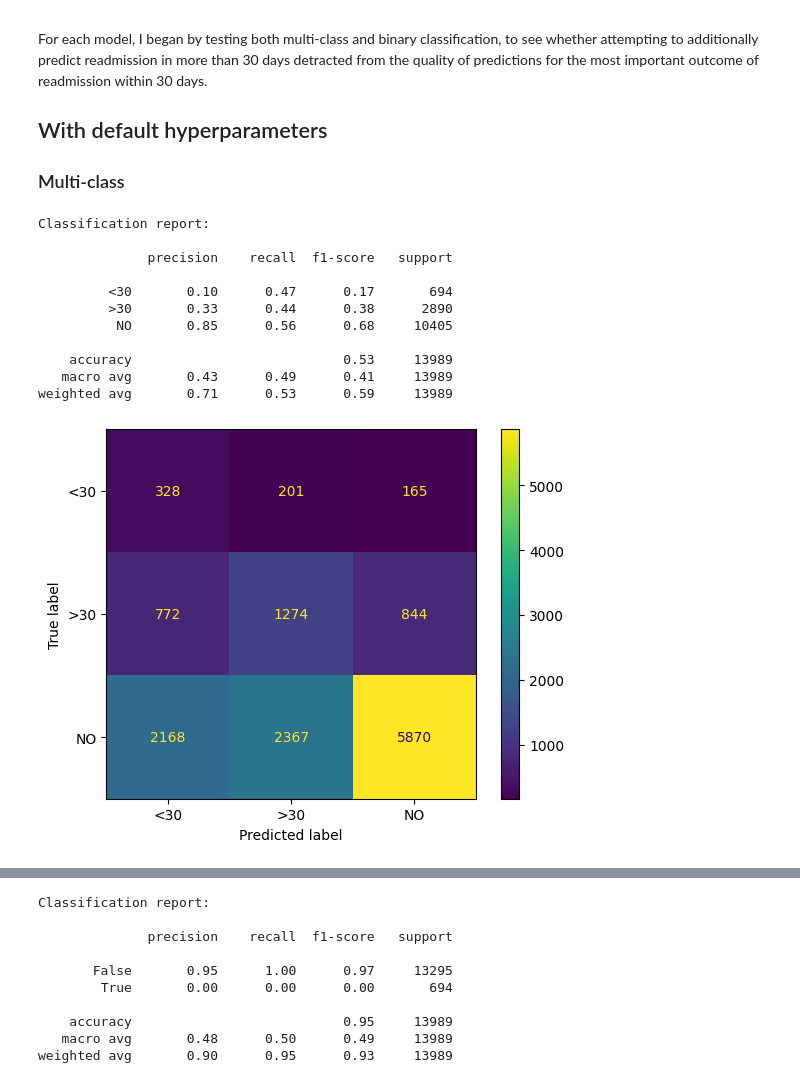
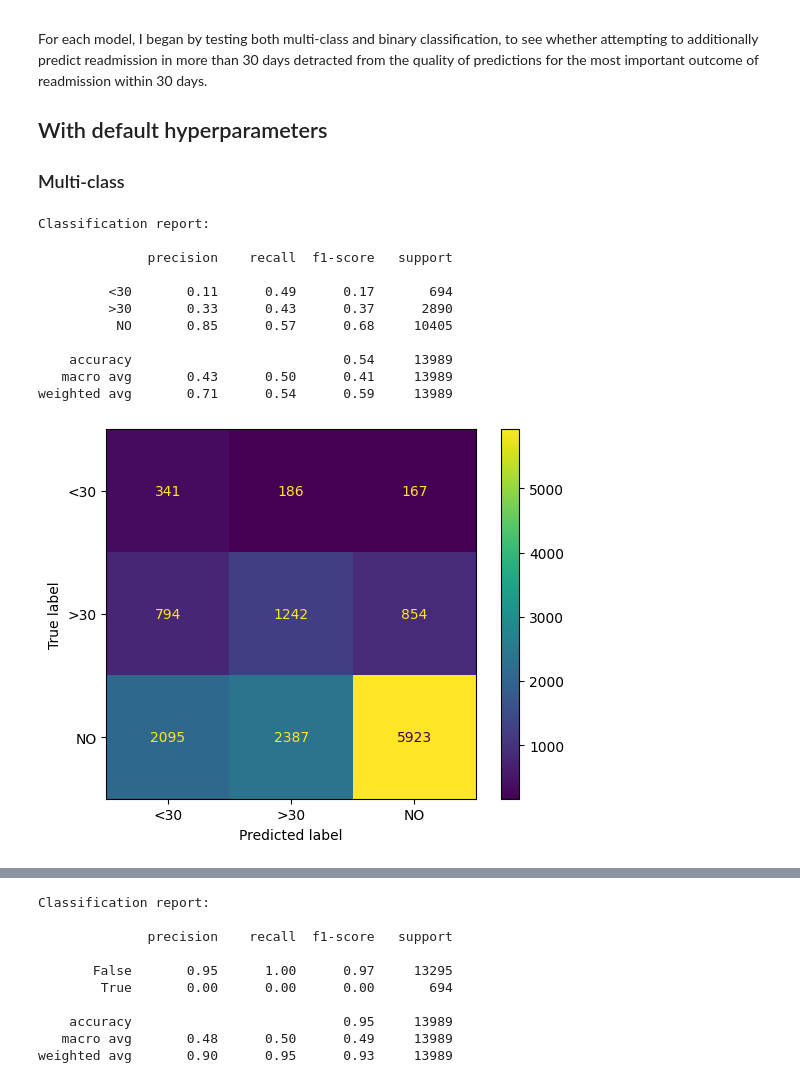
Before and after one commit to bennettJG/data17200project, a Jupyter notebook: Supervised_Learning.ipynb, the cells around one changed output, grey strips where cells are left out. Drawn from its saved outputs; the diff is of its cells as text; code cells hidden in the pictures.

```diff
--- a/Supervised_Learning.ipynb
+++ b/Supervised_Learning.ipynb
@@ -96,22 +96,22 @@ For each model, I began by testing both multi-class and binary classification, t
 ## With default hyperparameters
 ### Multi-class
 # %%
-logistic_multiclass = LogisticRegression(random_state=random_state, class_weight='balanced')
+logistic_multiclass = LogisticRegression(random_state=random_state, class_weight='balanced', max_iter=1000)
 
 calculate_test_metrics(logistic_multiclass, X_train_scaled, X_test_scaled, y_train['readmitted'], y_test['readmitted'])
 # %% [output]
 Classification report:
 
               precision    recall  f1-score   support
 
-         <30       0.10      0.47      0.17       694
-         >30       0.33      0.44      0.38      2890
-          NO       0.85      0.56      0.68     10405
+         <30       0.11      0.49      0.17       694
+         >30       0.33      0.43      0.37      2890
+          NO       0.85      0.57      0.68     10405
 
-    accuracy                           0.53     13989
-   macro avg       0.43      0.49      0.41     13989
-weighted avg       0.71      0.53      0.59     13989
+    accuracy                           0.54     13989
+   macro avg       0.43      0.50      0.41     13989
+weighted avg       0.71      0.54      0.59     13989
-[figure, old version]
+[figure, new version]
 # %%
 rf_multiclass = RandomForestClassifier(random_state=random_state, class_weight='balanced_subsample')
 calculate_test_metrics(rf_multiclass, X_train_scaled, X_test_scaled, y_train['readmitted'], y_test['readmitted'])
```
Also changed, not shown: parts of 15 cells of this notebook.
